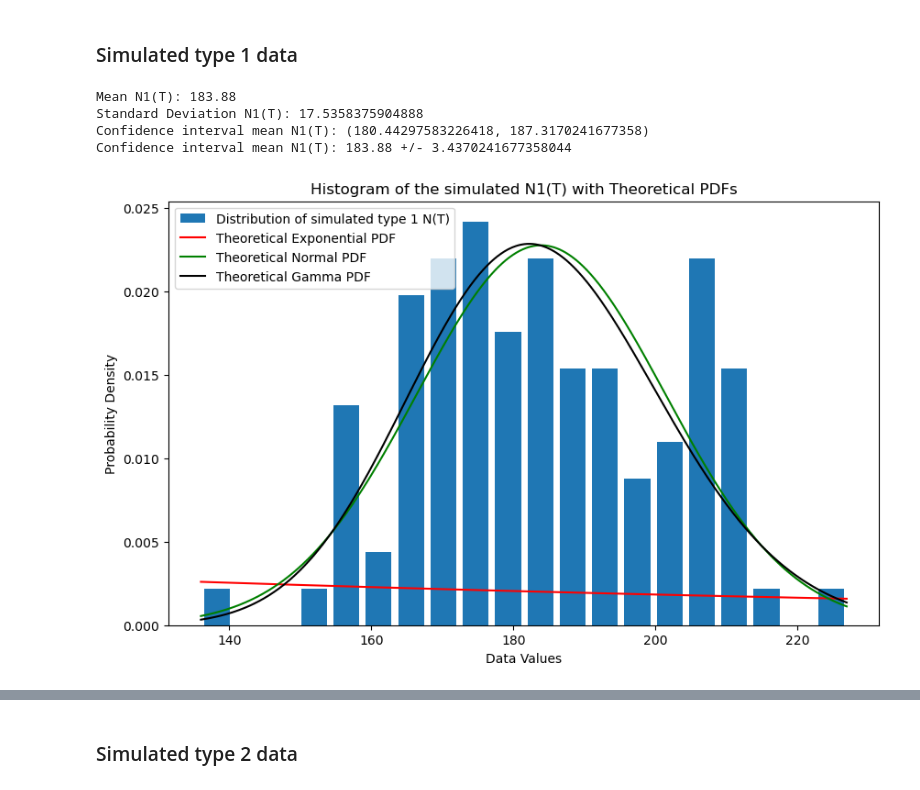
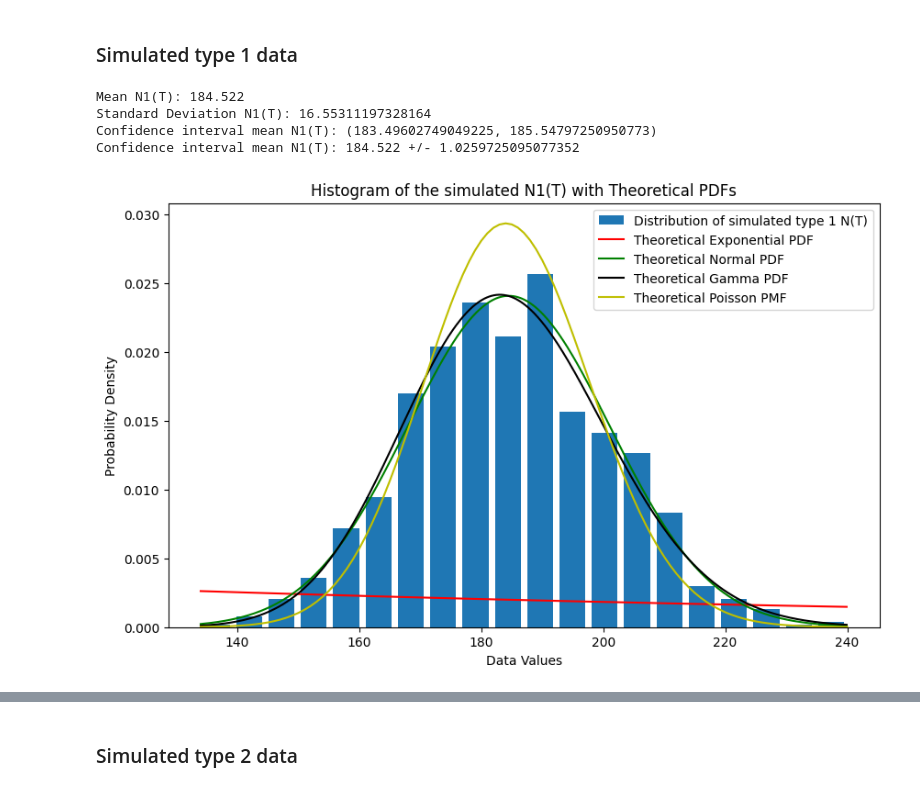
Before and after one commit to Rawbun34/2DF20---Assignment-2, a Jupyter notebook: 2DF20_Assignment_2.ipynb, the cells around one changed output, grey strips where cells are left out. Cells and saved outputs as stored; diff of their text form; code cells hidden in the pictures.

Commit message:
Add the second simulation for type 1 data
Haven't complete chapter 2.1 yet as there are some issues with combining type 1 and type 2 data

```diff
--- a/2DF20_Assignment_2.ipynb
+++ b/2DF20_Assignment_2.ipynb
@@ -491,7 +491,7 @@ ktest Gamma: KstestResult(statistic=0.00685451344107735, pvalue=0.83739781753079
 # %%
 T = 365*24*60 # Simulation is done for next year and is converted to minutes for the simulation
 
-nrRuns = 100 # Number of runs, used to define how many simulations are done before calculating the statistics and plotting
+nrRuns = 1000 # Number of runs, used to define how many simulations are done before calculating the statistics and plotting
 
 def simEarthquakes(alpha, beta, T):
     Nt = 0 # Counting the number of earthquakes
@@ -517,23 +517,22 @@ sample_std_type1 = np.std(sim_type1)
 print(f'Mean N1(T): {sample_mean_type1}')
 print(f'Standard Deviation N1(T): {sample_std_type1}')
 
+# Create an confidence interval for the mean of N1(T) using alpha = 0.05 resulting in a z-statistic of 1.96
+# Since the standard deviation is unknown and replaced by a sample standard deviation should we actually use the t-statistic
+# instead of the z-statistic. However, because we have so much data it is fine to use the z-statistic
 halfwidth_type1 = 1.96 * sample_std_type1 / np.sqrt(nrRuns)
 print(f'Confidence interval mean N1(T): {(sample_mean_type1 - halfwidth_type1, sample_mean_type1 + halfwidth_type1)}')
 print(f'Confidence interval mean N1(T): {sample_mean_type1} +/- {halfwidth_type1}')
-
-#from statsmodels.stats.weightstats import DescrStatsW
-#ci_type1 = DescrStatsW(sim_type1).tconfint_mean(alpha=0.05)
-#print(f'Confidence interval mean (DescrStatsW): {ci_type1}')
 # %% [output]
-Mean N1(T): 183.88
-Standard Deviation N1(T): 17.5358375904888
-Confidence interval mean N1(T): (180.44297583226418, 187.3170241677358)
-Confidence interval mean N1(T): 183.88 +/- 3.4370241677358044
+Mean N1(T): 184.522
+Standard Deviation N1(T): 16.55311197328164
+Confidence interval mean N1(T): (183.49602749049225, 185.54797250950773)
+Confidence interval mean N1(T): 184.522 +/- 1.0259725095077352
 # %%
 '''
-Plotting the histogram of type 1 simulated data and compare the fitted distribution of our 'N1(T)' to 3 probability distribution function:
-Exponential distribution, Normal Distribution, and Gamma distribution.
-Then we check which distribution is a good fit to the distribution of simulated N1(T)
+Plotting the histogram of simulated number of type 1 earthquakes and compare the fitted distribution of this to 4 probability distribution function:
+Exponential distribution, Normal Distribution, Gamma Distribution, and Poisson distribution.
+Then we check which distributions is a good fit to the distribution of number of type 1 earthquakes (N1(T))
 '''
 
 # Using the method of moments the parameters for an exponential, normal, and gamma distribution are estimated
@@ -542,38 +541,48 @@ M2_type1_NT = np.mean(np.square(sim_type1))
 
 # Initializing the Exponential Distribution
 lamEst_type1_NT = 1 / M1_type1_NT # lambda = 1 / E[X], formula of lambda
 estExpDist_type1_NT = stats.expon(scale=1/lamEst_type1_NT)
 
 # Initializating the Normal Distribution
 muEst_type1_NT = M1_type1_NT # mu = M1 (= estimation of x), E[X] = mu
 sigmaEst_type1_NT = np.sqrt(M2_type1_NT - M1_type1_NT**2) # E[X**2] = sigma**2 + mu**2 -> sigma**2 = E[X**2] - mu**2
 estNormDist_type1_NT = stats.norm(muEst_type1_NT, sigmaEst_type1_NT)
 
 # Initializing the Gamma Distribution
 # E[X] = alpha / beta, Var[X] = alpha / beta**2 -> E[X**2] = alpha(alpha + 1) / beta**2.
 # M1 = alpha / beta, M2 = alpha(alpha + 1) / beta**2
 alphaEst_type1_NT = M1_type1_NT**2 / (M2_type1_NT - M1_type1_NT**2) # Alpha is estimated as M1**2 / (M2 - M1**2)
 betaEst_type1_NT = M1_type1_NT / (M2_type1_NT - M1_type1_NT**2) # Beta is estimated as M1 / (M2 - M1**2)
 estGammaDist_type1_NT = stats.gamma(alphaEst_type1_NT, scale=1/betaEst_type1_NT)
 
-# Creating array serving as x-coordinates for plotting the theoretical PDF's
-# Use of min() and max() to ensure that xs has the same range as sim_type1
-xs_type1_NT = np.arange(min(sim_type1), max(sim_type1), 0.1)
+# Initializing the Poisson Distribution
+# E[X] = lambda
+# Therefore, lambda could be estimated as M1
+lamEst_type1_NT = M1_type1_NT
+estPoisDist_type1_NT = stats.poisson(lamEst_type1_NT)
+
+# Creating array serving as x-coordinates for plotting the theoretical PDF's/PMF
+# Use of min() and max() to ensure that xs has the same range as NrType2
+xs_type1_NT_continuous = np.arange(min(sim_type1), max(sim_type1), 0.1) # for PDFs
+xs_type1_NT_discrete = np.arange(min(sim_type1), max(sim_type1) + 1) # for PMF, using step size 1
+
 # Visualising the distribution of N1(T) together with the predefined distribution to check
 # which distribution aligns the best with the distribution of the data set
 plt.figure(figsize=(10,6))
 # Plot distribution of N1(T) as a blue histogram
-plt.hist(sim_type1, rwidth = 0.8, bins=20, density=True, label = 'Distribution of simulated type 1 N(T)')
+plt.hist(sim_type1, rwidth = 0.8, bins=20, density=True, label = 'Distribution of simulated N1(T)')
 # Plot the theoretical Exponential PDF as a solid red line
-plt.plot(xs_type1_NT, estExpDist_type1_NT.pdf(xs_type1_NT), 'r', label = 'Theoretical Exponential PDF')
+plt.plot(xs_type1_NT_continuous, estExpDist_type1_NT.pdf(xs_type1_NT_continuous), 'r', label = 'Theoretical Exponential PDF')
 # Plot the theoretical Normal PDF as a solid green line
-plt.plot(xs_type1_NT, estNormDist_type1_NT.pdf(xs_type1_NT), 'g', label = 'Theoretical Normal PDF')
+plt.plot(xs_type1_NT_continuous, estNormDist_type1_NT.pdf(xs_type1_NT_continuous), 'g', label = 'Theoretical Normal PDF')
 # Plot the theoretical Gamma PDF as a solid black line
-plt.plot(xs_type1_NT, estGammaDist_type1_NT.pdf(xs_type1_NT), 'black', label = 'Theoretical Gamma PDF')
+plt.plot(xs_type1_NT_continuous, estGammaDist_type1_NT.pdf(xs_type1_NT_continuous), 'black', label = 'Theoretical Gamma PDF')
+# Plot the theoretical Poisson PMF as a solid yellow line
+plt.plot(xs_type1_NT_discrete, estPoisDist_type1_NT.pmf(xs_type1_NT_discrete), 'y', label = 'Theoretical Poisson PMF')
 plt.title('Histogram of the simulated N1(T) with Theoretical PDFs')
 plt.xlabel('Data Values')
 plt.ylabel('Probability Density')
 plt.legend()
 plt.show()
 # %% [output]
-[figure, old version]
+[figure, new version]
```
Also changed, not shown: parts of 34 cells of this notebook.
